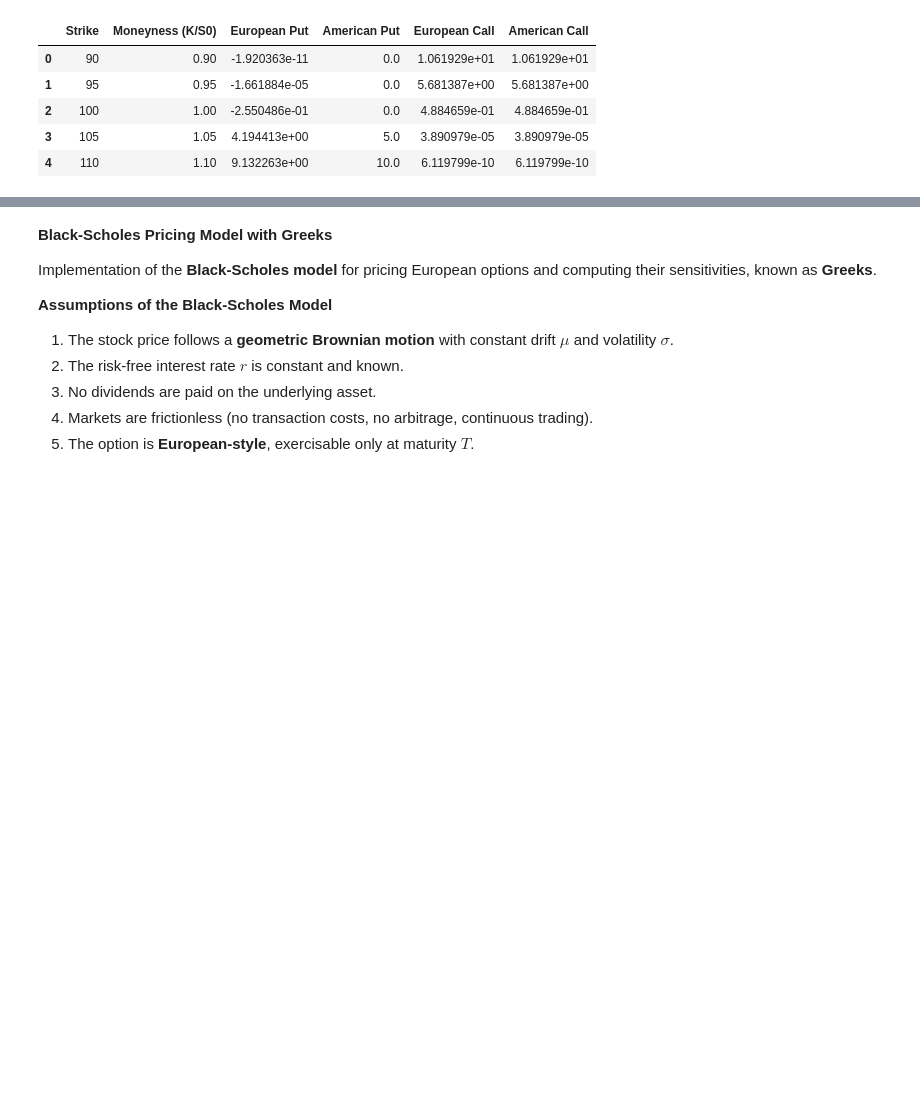
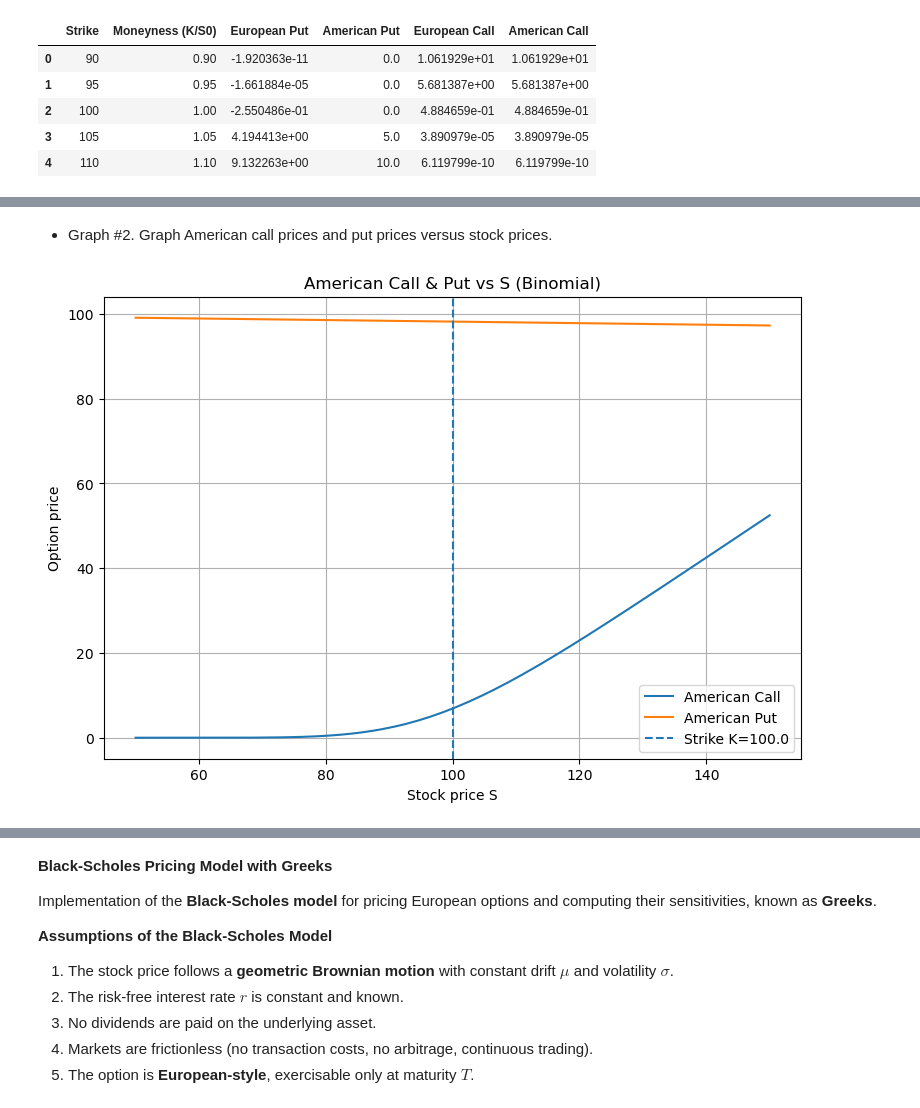
Before and after one commit to jamesolayinka/Quantitative-Finance-Playground, a Jupyter notebook: options_pricing.ipynb, the cells around one changed output, grey strips where cells are left out. Saved outputs shown, nothing was run; the diff lists cells and outputs as text; code cells hidden in the pictures; blank space fills up the shorter version.

```diff
--- a/options_pricing.ipynb
+++ b/options_pricing.ipynb
@@ -451,0 +479,51 @@ European & American Option Prices (Trinomial Tree)
+# %% [markdown]
+- Graph #2. Graph American call prices and put prices versus stock prices.
+# %%
+def american_binomial_option_price(S0, K, r, q, sigma, T, N, option_type='call'):
+    # Cox-Ross-Rubinstein parameters
+    dt = T / N
+    u = np.exp(sigma * np.sqrt(dt))
+    d = 1 / u
+    pu = (np.exp((r - q) * dt) - d) / (u - d)
+    pd = 1 - pu
+    disc = np.exp(-r * dt)
+
+    # Stock prices at maturity
+    ST = np.array([S0 * (u ** j) * (d ** (N - j)) for j in range(N + 1)])
+    if option_type == 'call':
+        values = np.maximum(ST - K, 0.0)
+    else:
+        values = np.maximum(K - ST, 0.0)
+
+    # Work backwards
+    for i in range(N - 1, -1, -1):
+        # move one step back: compute stock prices at this level
+        ST = ST[:i + 1] * d  # adjust (previous ST were for level i+1)
+        cont = disc * (pu * values[1:i + 2] + pd * values[0:i + 1])
+        intrinsic = np.maximum(ST - K, 0.0) if option_type == 'call' else np.maximum(K - ST, 0.0)
+        # American: price = max(continuation, intrinsic)
+        values = np.maximum(cont, intrinsic)
+    return values[0]
+
+# Example parameters (change as needed)
+K = 100.0
+T = 0.5
+r = 0.05
+q = 0.0        # dividend yield (set >0 if underlying pays dividends)
+sigma = 0.2
+N = 200        # binomial steps (increase for accuracy)
+
+# stock grid
+S_grid = np.linspace(50, 150, 201)
+calls = np.array([american_binomial_option_price(S, K, r, q, sigma, T, N, 'call') for S in S_grid])
+puts  = np.array([american_binomial_option_price(S, K, r, q, sigma, T, N, 'put')  for S in S_grid])
+
+# Plot
+plt.figure(figsize=(9,6))
+plt.plot(S_grid, calls, label='American Call')
+plt.plot(S_grid, puts,  label='American Put')
+plt.axvline(K, linestyle='--', label=f'Strike K={K}')
+plt.xlabel('Stock price S'); plt.ylabel('Option price'); plt.title('American Call & Put vs S (Binomial)')
+plt.legend(); plt.grid(True); plt.show()
+# %% [output]
+[figure, added]
```
Also changed, not shown: parts of 8 cells of this notebook.
